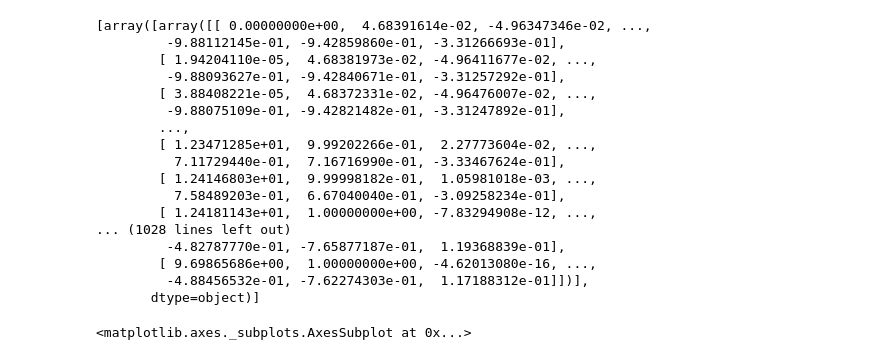
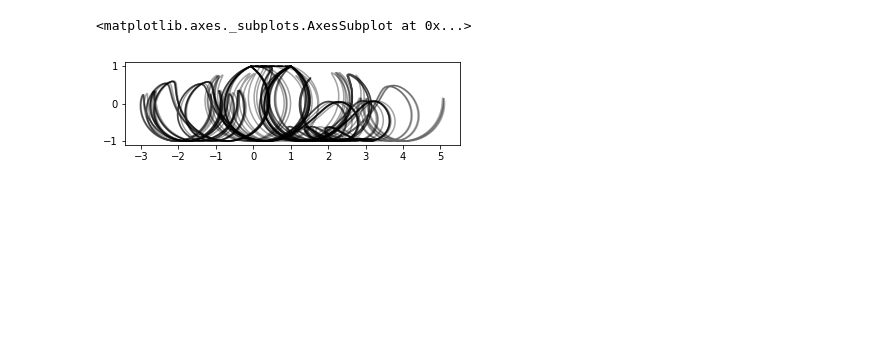
Before and after one commit to cisprague/icra2019, a Jupyter notebook: notebooks/indirect.ipynb, the cells around one changed output. Cells and saved outputs as stored; diff of their text form; code cells hidden in the pictures; blank space fills up the shorter version.

```diff
--- a/notebooks/indirect.ipynb
+++ b/notebooks/indirect.ipynb
@@ -39,20 +35,0 @@ Executing with 4 CPU cores.
-# %%
-res
-# %% [output]
-[array([array([[ 0.00000000e+00,  4.68391614e-02, -4.96347346e-02, ...,
-         -9.88112145e-01, -9.42859860e-01, -3.31266693e-01],
-        [ 1.94204110e-05,  4.68381973e-02, -4.96411677e-02, ...,
-         -9.88093627e-01, -9.42840671e-01, -3.31257292e-01],
-        [ 3.88408221e-05,  4.68372331e-02, -4.96476007e-02, ...,
-         -9.88075109e-01, -9.42821482e-01, -3.31247892e-01],
-        ...,
-        [ 1.23471285e+01,  9.99202266e-01,  2.27773604e-02, ...,
-          7.11729440e-01,  7.16716990e-01, -3.33467624e-01],
-        [ 1.24146803e+01,  9.99998182e-01,  1.05981018e-03, ...,
-          7.58489203e-01,  6.67040040e-01, -3.09258234e-01],
-        [ 1.24181143e+01,  1.00000000e+00, -7.83294908e-12, ...,
-... (1028 lines left out)
-         -4.82787770e-01, -7.65877187e-01,  1.19368839e-01],
-        [ 9.69865686e+00,  1.00000000e+00, -4.62013080e-16, ...,
-         -4.88456532e-01, -7.62274303e-01,  1.17188312e-01]])],
-       dtype=object)]
@@ -66,13 +36,16 @@ res = p.map(rw, range(4))
+# %%
+res = np.load("../data/energy_walks/" + str((x0, xf)) + ".npy")
 # %%
 trajs = np.hstack(res)
 # %%
 fig, ax = plt.subplots(1)
-for traj in trajs:
+for traj in res:
     x = traj[:,1] + np.sin(traj[:,3])
     y = np.cos(traj[:,3])
     ax.plot(x, y, "k-", alpha=0.2)
 seg.plot_traj(xl, ax=ax, arm=False, pts=False, interp=True)
 # %% [output]
 <matplotlib.axes._subplots.AxesSubplot at 0x...>
+[figure, added]
 # %%
 np.array(res)
```
Also changed, not shown: parts of 6 cells of this notebook, 23 other files.
